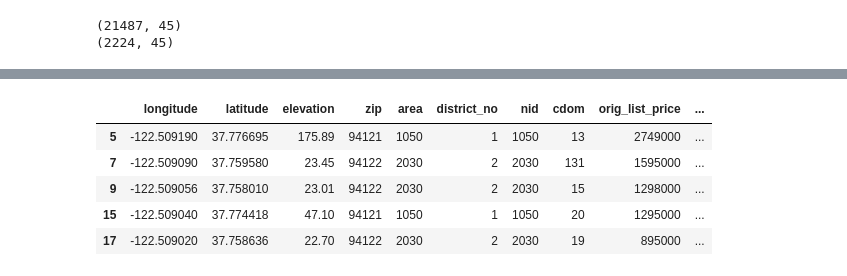
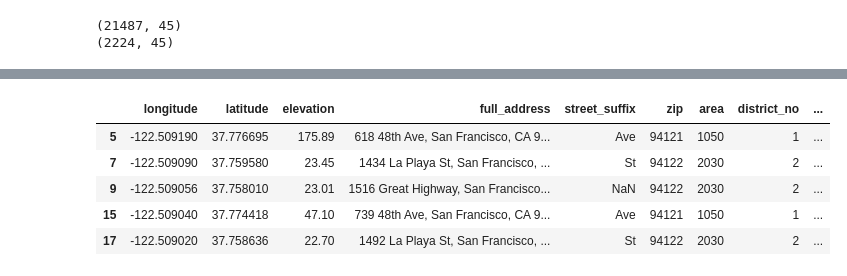
Before and after one commit to JimKing100/Jestimate, a Jupyter notebook: Main.ipynb, the cells around one changed output, grey strips where cells are left out. Saved outputs shown, nothing was run; the diff lists cells and outputs as text; code cells hidden in the pictures.

```diff
--- a/Main.ipynb
+++ b/Main.ipynb
@@ -196,8 +201,7 @@ def engineer_features(X):
   X['price_sf'] = X['sale_price'] / X['sf']
 
   # Drop unneeded columns
-  unneeded_columns = ['sale_date', 'on_market_date', 'full_address', 'city', 'state', 'street_no', 'street_name',
-                      'street_suffix', 'district_desc', 'neighborhood', 'sf_source', 'sf_source_decs']
+  unneeded_columns = ['sale_date', 'on_market_date', 'city', 'state', 'street_no', 'street_name']
   X = X.drop(columns=unneeded_columns)
 
   return X
@@ -285,12 +326,14 @@ y_pred = pipeline.predict(X_test)
 # %%
 final = test.copy()
 final['prediction'] = y_pred
 final['difference'] = final['sale_price'] - final['prediction']
+final['prediction'] = final['prediction'].astype(int)
+final['difference'] = final['difference'].astype(int)
 final.head()
 # %% [output]
-|  | longitude | latitude | elevation | zip | area | district_no | nid | cdom | orig_list_price | ... |
-| 5 | -122.509190 | 37.776695 | 175.89 | 94121 | 1050 | 1 | 1050 | 13 | 2749000 | ... |
-| 7 | -122.509090 | 37.759580 | 23.45 | 94122 | 2030 | 2 | 2030 | 131 | 1595000 | ... |
-| 9 | -122.509056 | 37.758010 | 23.01 | 94122 | 2030 | 2 | 2030 | 15 | 1298000 | ... |
-| 15 | -122.509040 | 37.774418 | 47.10 | 94121 | 1050 | 1 | 1050 | 20 | 1295000 | ... |
-| 17 | -122.509020 | 37.758636 | 22.70 | 94122 | 2030 | 2 | 2030 | 19 | 895000 | ... |
+|  | longitude | latitude | elevation | full_address | street_suffix | zip | area | district_no | ... |
+| 5 | -122.509190 | 37.776695 | 175.89 | 618 48th Ave, San Francisco, CA 9... | Ave | 94121 | 1050 | 1 | ... |
+| 7 | -122.509090 | 37.759580 | 23.45 | 1434 La Playa St, San Francisco, ... | St | 94122 | 2030 | 2 | ... |
+| 9 | -122.509056 | 37.758010 | 23.01 | 1516 Great Highway, San Francisco... | NaN | 94122 | 2030 | 2 | ... |
+| 15 | -122.509040 | 37.774418 | 47.10 | 739 48th Ave, San Francisco, CA 9... | Ave | 94121 | 1050 | 1 | ... |
+| 17 | -122.509020 | 37.758636 | 22.70 | 1492 La Playa St, San Francisco, ... | St | 94122 | 2030 | 2 | ... |
```
Also changed, not shown: parts of 9 cells of this notebook.
